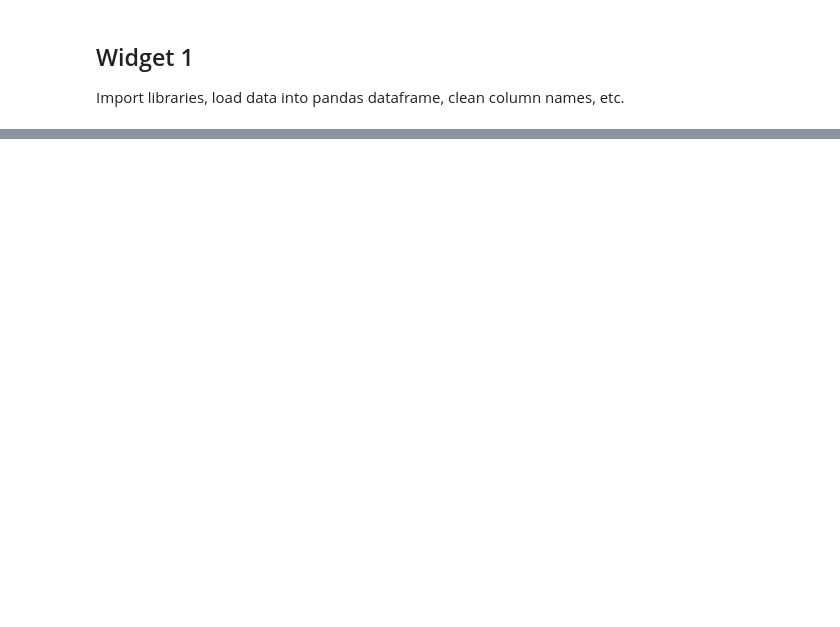
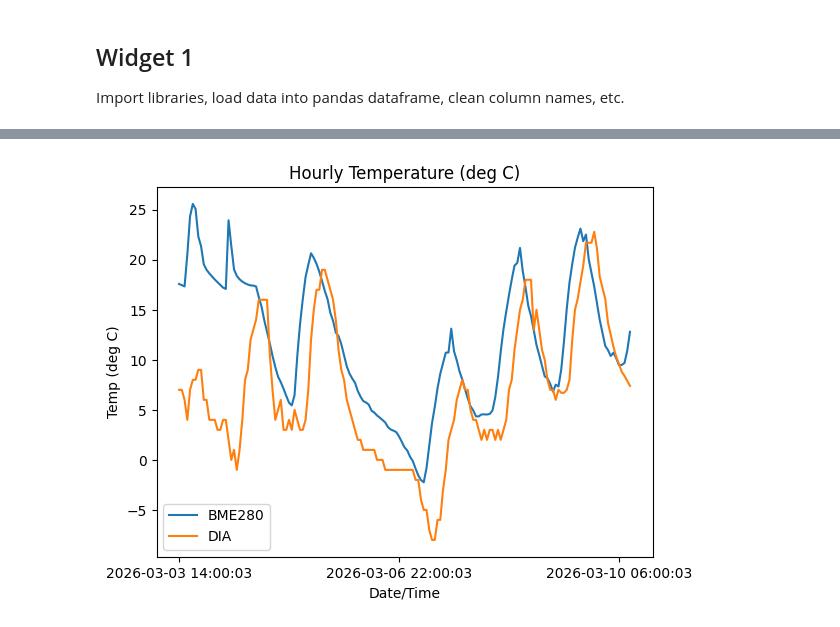
Before and after one commit to guyfrancis/dat1001, a Jupyter notebook: project1/Project1_Widgets.ipynb, the cells around one changed output, grey strips where cells are left out. Cells and saved outputs as stored; diff of their text form; code cells hidden in the pictures; blank space fills up the shorter version.

```diff
--- a/project1/Project1_Widgets.ipynb
+++ b/project1/Project1_Widgets.ipynb
@@ -110,0 +106,10 @@ hourly.describe()
+# %%
+import meteostat as ms
+
+# Check data availability for a station
+station = '72565'  # Toronto Pearson International Airport
+
+inventory = ms.stations.inventory(station)
+
+print(f"Data available from {inventory.start} to {inventory.end}.")
+print(f"Available parameters: {inventory.parameters}")
@@ -110,0 +119,17 @@ hourly.describe()
+# %%
+# Set start and end dates to be start and end of your hourly sensor readings
+
+start= dt.datetime.strptime(hourly['Time'].iloc[0], "%Y-%m-%d %H:%M:%S")
+end = dt.datetime.strptime(hourly['Time'].iloc[-1], "%Y-%m-%d %H:%M:%S") + dt.timedelta(hours=1)
+
+# Select Station - Use Denver International Airport as other stations may not have recent hourly data yet
+DIA_stn = ms.Station(id=station)
+
+#Get data
+DIA_data = ms.hourly(DIA_stn, start, end)
+
+# Store data in pandas dataframes
+dia = DIA_data.fetch()
+dia = dia.reset_index()
+dia['time'] = dia['time'].astype('string')
+dia
@@ -110,0 +154,17 @@ hourly.describe()
+# %%
+# Set up figure and axes using matplotlib.pyplot as plt
+fig, ax = plt.subplots()
+
+ax.plot(hourly['Time'], hourly['Temp (deg C)'], label='BME280')
+ax.plot(hourly['Time'], dia['temp'], label='DIA')
+ax.legend()
+# Set the maximum number of major ticks to 3 - adjust this number so that x axis labels don't overlap
+ax.xaxis.set_major_locator(MaxNLocator(3))
+
+# Set up title and axis labels and plot graph
+plt.title("Hourly Temperature (deg C)")
+plt.ylabel("Temp (deg C)")
+plt.xlabel("Date/Time")
+plt.show()
+# %% [output]
+[figure, added]
```
Also changed, not shown: parts of 19 cells of this notebook, 1 other file.
